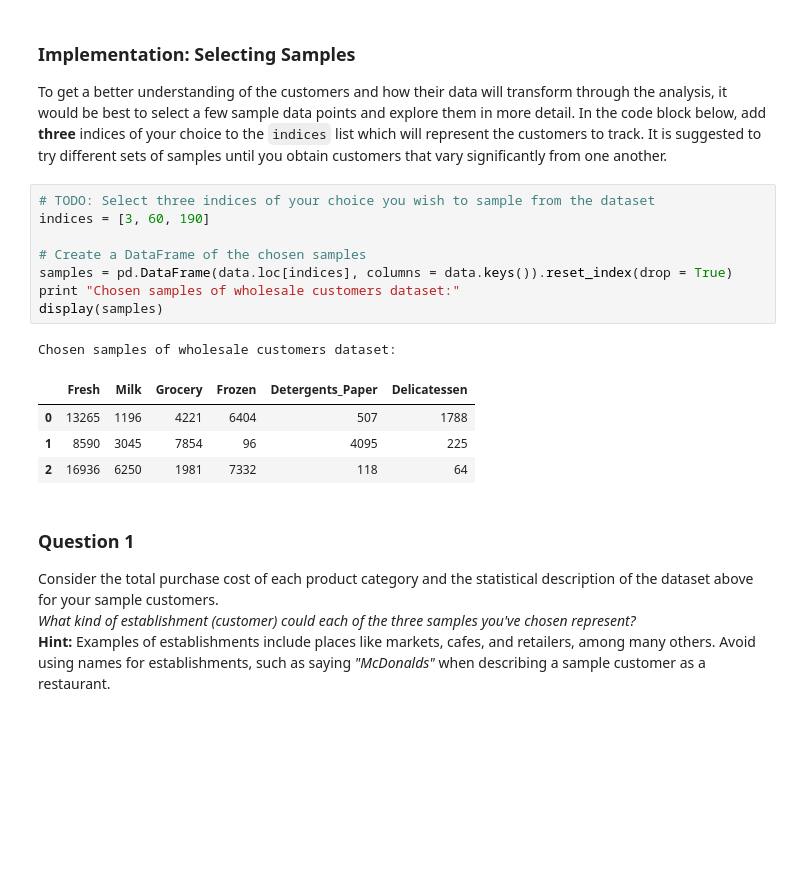
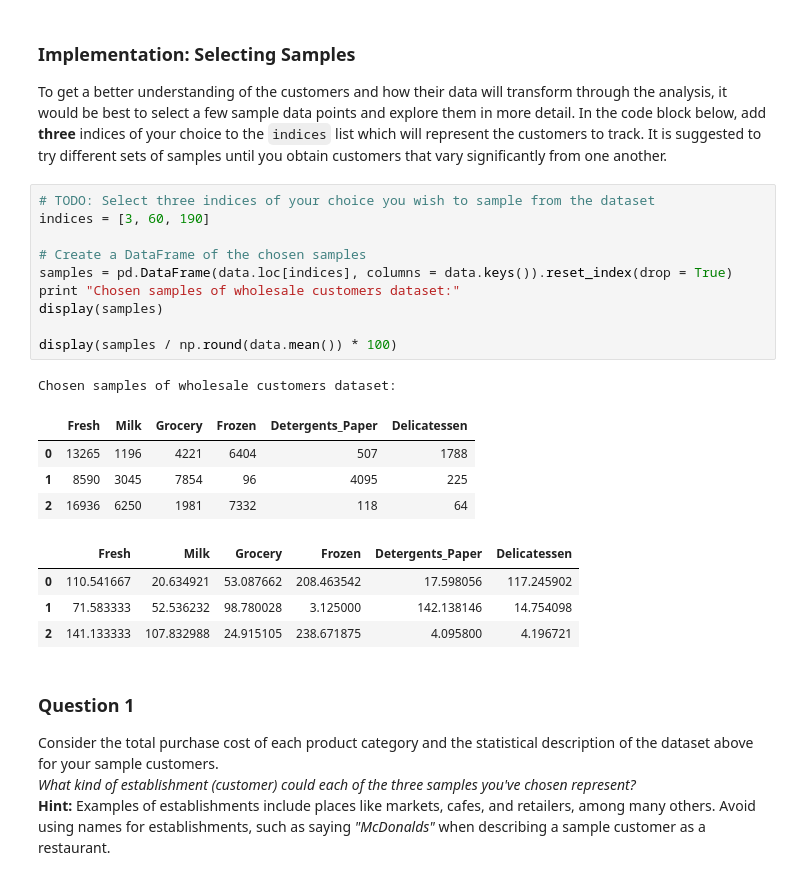
Before and after one commit to houjieth/machine-learning, a Jupyter notebook: projects/customer_segments/customer_segments.ipynb, the cells around one changed output. Cells and saved outputs as stored; diff of their text form; blank space fills up the shorter version.

```diff
--- a/projects/customer_segments/customer_segments.ipynb
+++ b/projects/customer_segments/customer_segments.ipynb
@@ -61,17 +61,23 @@ To get a better understanding of the customers and how their data will transform
 # %%
 # TODO: Select three indices of your choice you wish to sample from the dataset
 indices = [3, 60, 190]
 
 # Create a DataFrame of the chosen samples
 samples = pd.DataFrame(data.loc[indices], columns = data.keys()).reset_index(drop = True)
 print "Chosen samples of wholesale customers dataset:"
 display(samples)
+
+display(samples / np.round(data.mean()) * 100)
 # %% [output]
 Chosen samples of wholesale customers dataset:
 |  | Fresh | Milk | Grocery | Frozen | Detergents_Paper | Delicatessen |
 | 0 | 13265 | 1196 | 4221 | 6404 | 507 | 1788 |
 | 1 | 8590 | 3045 | 7854 | 96 | 4095 | 225 |
 | 2 | 16936 | 6250 | 1981 | 7332 | 118 | 64 |
+|  | Fresh | Milk | Grocery | Frozen | Detergents_Paper | Delicatessen |
+| 0 | 110.541667 | 20.634921 | 53.087662 | 208.463542 | 17.598056 | 117.245902 |
+| 1 | 71.583333 | 52.536232 | 98.780028 | 3.125000 | 142.138146 | 14.754098 |
+| 2 | 141.133333 | 107.832988 | 24.915105 | 238.671875 | 4.095800 | 4.196721 |
 # %% [markdown]
 ### Question 1
 Consider the total purchase cost of each product category and the statistical description of the dataset above for your sample customers.
```
Also changed, not shown: parts of 23 cells of this notebook, 1 other file.
